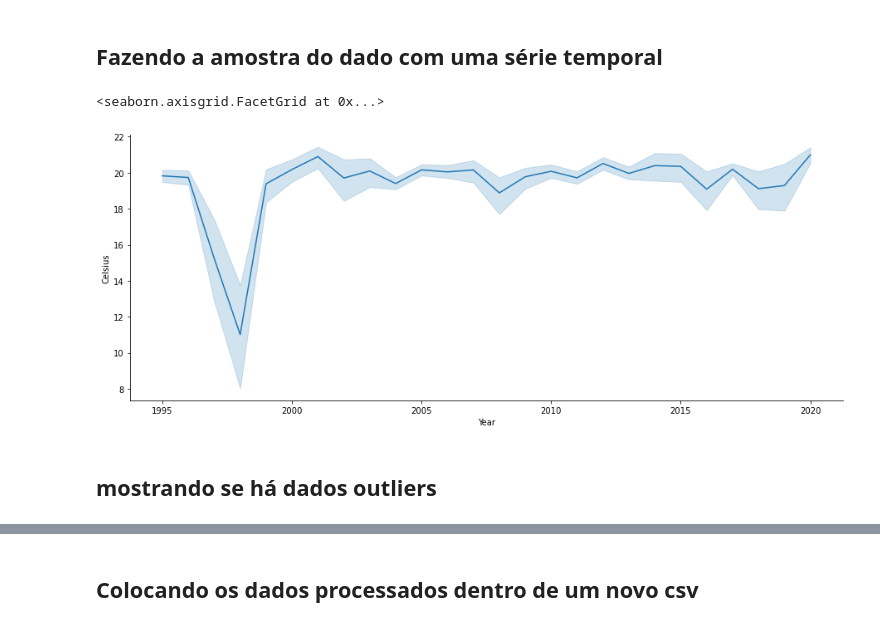
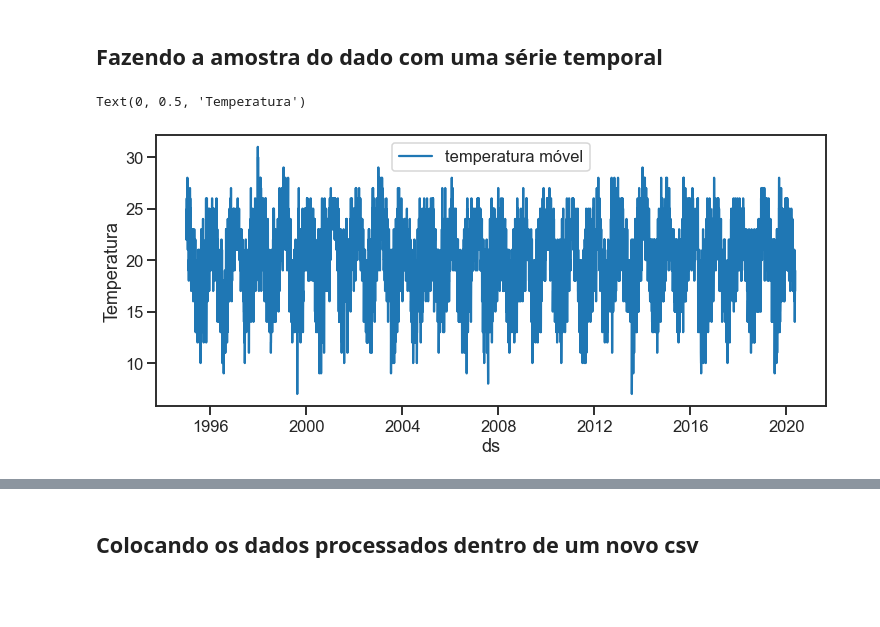
Before and after one commit to RodrigoEGC/infnet-bloco-iot-projeto-de-bloco, a Jupyter notebook: Code/DataPrep/DataPrep_SP.ipynb, the cells around one changed output, grey strips where cells are left out. Cells and saved outputs as stored; diff of their text form; code cells hidden in the pictures; blank space fills up the shorter version.

```diff
--- a/Code/DataPrep/DataPrep_SP.ipynb
+++ b/Code/DataPrep/DataPrep_SP.ipynb
@@ -42,0 +76,3 @@ SP = SP.drop(columns=['AvgTemperature'])
+# %%
+cols=["Year","Month","Day"]
+sp['Date'] = sp[cols].apply(lambda x: '-'.join(x.values.astype(str)), axis="columns")
@@ -42,0 +81,3 @@ SP = SP.drop(columns=['AvgTemperature'])
+# %%
+sp = sp[sp['Celsius'] < 50]
+sp = sp[sp['Celsius'] > 0]
@@ -42,0 +86,2 @@ SP = SP.drop(columns=['AvgTemperature'])
+# %%
+sp['ds'] = pd.to_datetime(sp['Date'])
@@ -42,0 +90,2 @@ SP = SP.drop(columns=['AvgTemperature'])
+# %%
+sp = sp.drop('Date', axis = 1)
@@ -43,9 +173,14 @@ SP = SP.drop(columns=['AvgTemperature'])
 # %% [markdown]
 ## Fazendo a amostra do dado com uma série temporal
 # %%
-sns.relplot(data = SP, x = 'Year', y = 'Celsius', label = 'São Paulo',kind="line",height=5, aspect=2.5 )
+plt.figure( figsize = ( 12, 5))
+sns.lineplot( x = 'ds',
+             y = 'Celsius',
+             data = sp,
+             label = 'temperatura móvel')
+
+plt.ylabel('Temperatura')
+#sns.relplot(data = sp, x = 'ds', y = 'Celsius', label = 'São Paulo',kind="line",height=5, aspect=2.5 )
 # %% [output]
-<seaborn.axisgrid.FacetGrid at 0x...>
+Text(0, 0.5, 'Temperatura')
-[figure, old version]
+[figure, new version]
-# %% [markdown]
-## mostrando se há dados outliers
```
Also changed, not shown: parts of 31 cells of this notebook.
